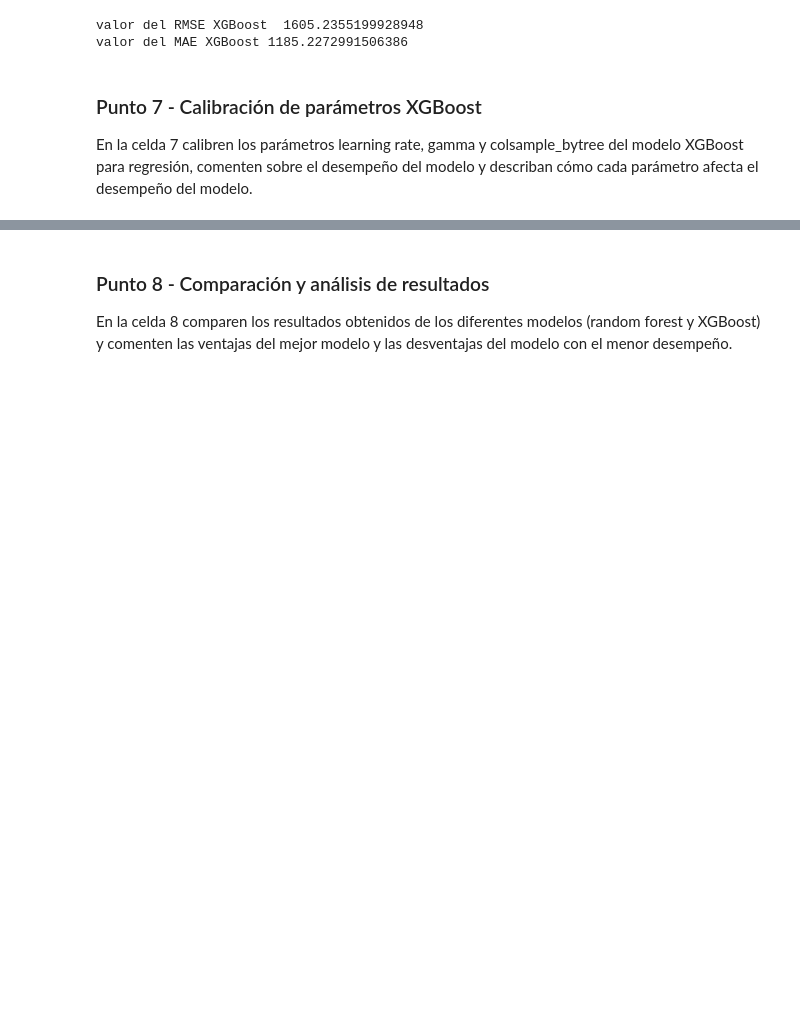
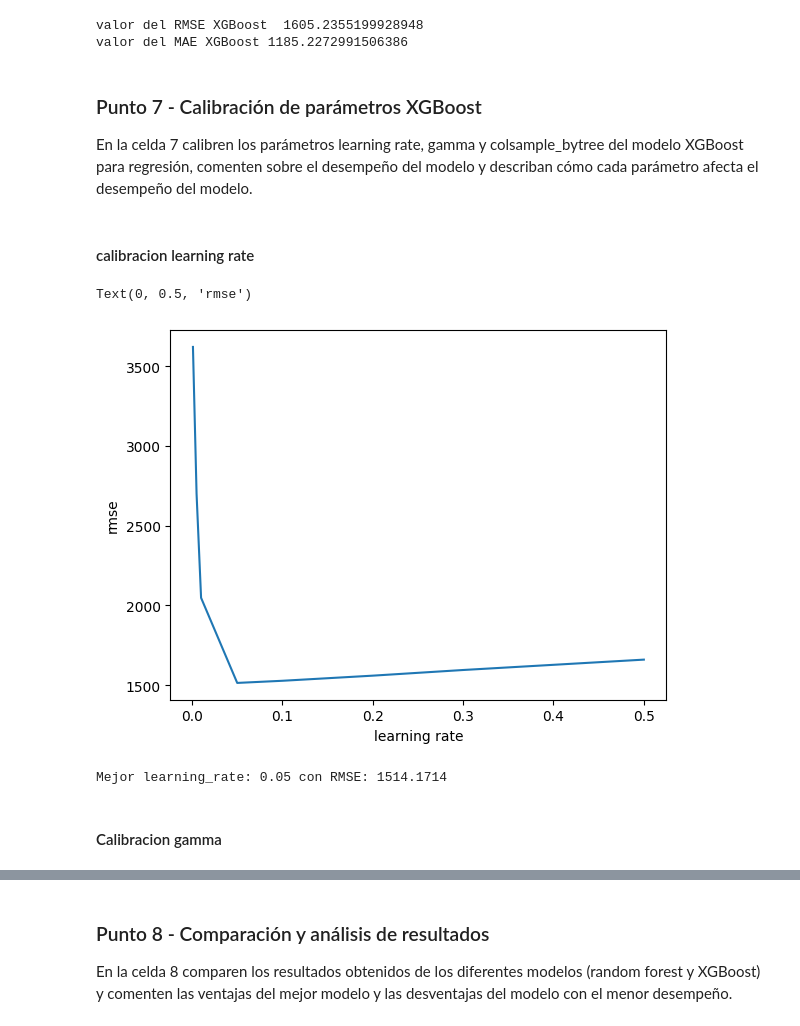
Before and after one commit to ovillamil94/MIAD_ML_NLP_2026, a Jupyter notebook: Semana 2/S2TC1_RandomForests_Boosting.ipynb, the cells around one changed output, grey strips where cells are left out. Drawn from its saved outputs; the diff is of its cells as text; code cells hidden in the pictures; blank space fills up the shorter version.

```diff
--- a/Semana 2/S2TC1_RandomForests_Boosting.ipynb
+++ b/Semana 2/S2TC1_RandomForests_Boosting.ipynb
@@ -703,3 +712,42 @@ valor del MAE XGBoost 1185.2272991506386
 En la celda 7 calibren los parámetros learning rate, gamma y colsample_bytree del modelo XGBoost para regresión, comenten sobre el desempeño del modelo y describan cómo cada parámetro afecta el desempeño del modelo.
 # %%
 # Celda 7
+# %% [markdown]
+#### calibracion learning rate
+# %%
+from xgboost import XGBRegressor
+
+learning_rate_range = [0.001, 0.005, 0.01, 0.05, 0.1, 0.2, 0.3, 0.5]
+rmse_learning_rate = []
+
+for lr in learning_rate_range:
+    clf = XGBRegressor(
+        learning_rate=lr,
+        random_state=1,
+        n_jobs=-1
+    )
+
+    scores = cross_val_score(
+        clf, X_train, y_train,
+        cv=10,
+        scoring='neg_root_mean_squared_error'
+    )
+
+    rmse_learning_rate.append(-scores.mean())
+# %%
+# Gráfica del desempeño del modelo vs la cantidad de learning rate
+plt.plot(learning_rate_range, rmse_learning_rate)
+plt.xlabel('learning rate')
+plt.ylabel('rmse')
+# %% [output]
+Text(0, 0.5, 'rmse')
+[figure, added]
+# %%
+best_rmse_learning_rate = min(rmse_learning_rate)
+best_lr = learning_rate_range[rmse_learning_rate.index(best_rmse_learning_rate)]
+
+print(f"Mejor learning_rate: {best_lr} con RMSE: {best_rmse_learning_rate:.4f}")
+# %% [output]
+Mejor learning_rate: 0.05 con RMSE: 1514.1714
+# %% [markdown]
+#### Calibracion gamma
```
Also changed, not shown: parts of 19 cells of this notebook.
